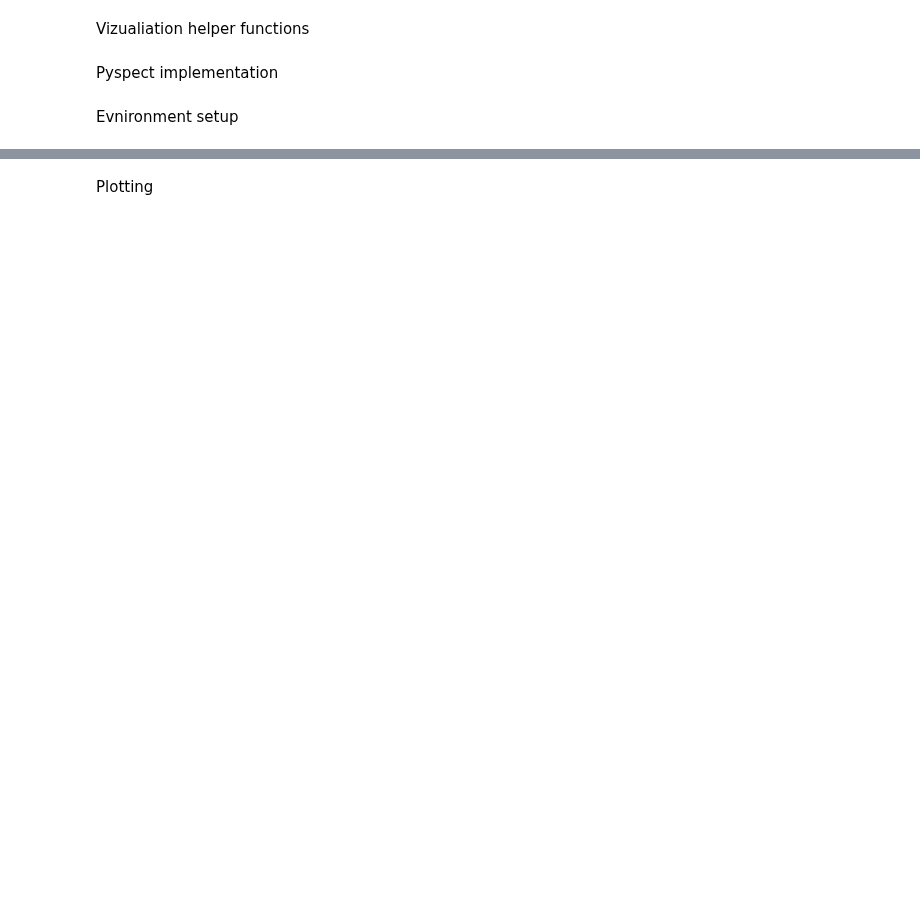
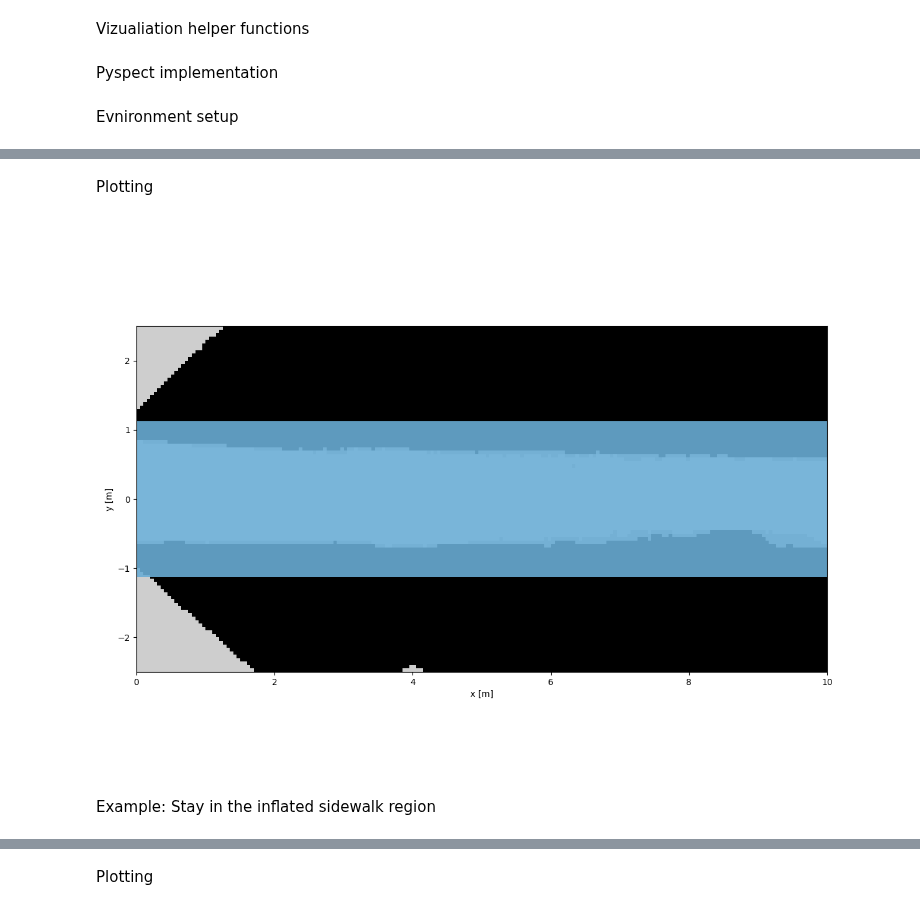
Before and after one commit to sulthansf/pyspect, a Jupyter notebook: examples/sidewalk_navigation.ipynb, the cells around one changed output, grey strips where cells are left out. Cells and saved outputs as stored; diff of their text form; code cells hidden in the pictures; blank space fills up the shorter version.

```diff
--- a/examples/sidewalk_navigation.ipynb
+++ b/examples/sidewalk_navigation.ipynb
@@ -525 +620,12 @@ Creating the sidewalk geometries...
 Environment created.
+# %% [markdown]
+Plotting
+# %%
+fig = new_map(
+    (shp.project_onto(out.vf, 1, 2), dict(cmap='Blues')),
+)
+# fig.gca().plot(traj[:, 2], traj[:, 3], 'ro')
+# %% [output]
+[figure, added]
+# %% [markdown]
+Example: Stay in the inflated sidewalk region
```
Also changed, not shown: parts of 11 cells of this notebook.
